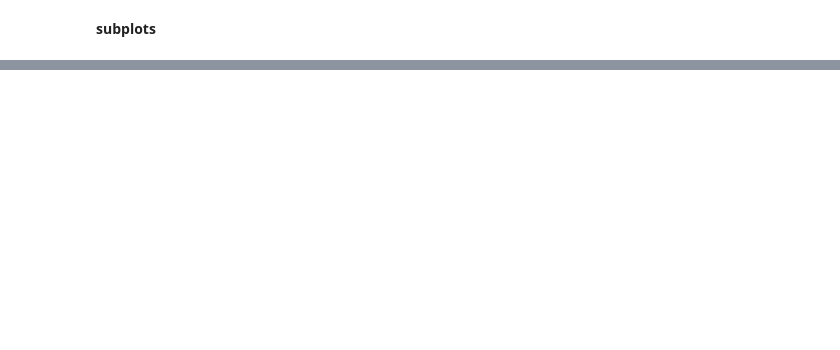
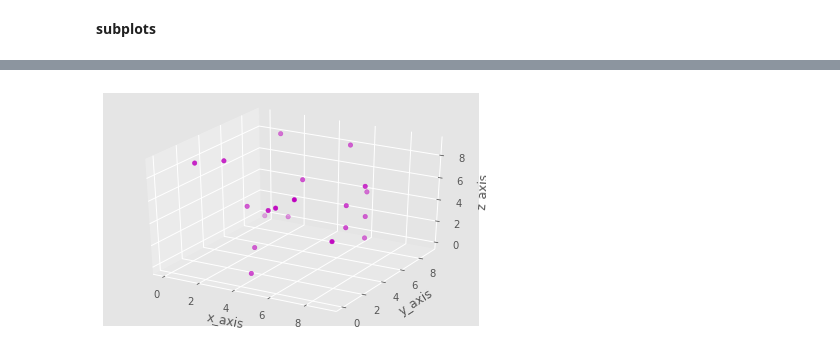
Before and after one commit to ArnabBasak/AnalyticsLabs_CaseStudies, a Jupyter notebook: Basic_Python/Data visualization .ipynb, the cells around one changed output, grey strips where cells are left out. Cells and saved outputs as stored; diff of their text form; code cells hidden in the pictures; blank space fills up the shorter version.

```diff
--- a/Basic_Python/Data visualization .ipynb
+++ b/Basic_Python/Data visualization .ipynb
@@ -207,0 +289,26 @@ plt1
+# %%
+#setting a customer style to use
+style.use('ggplot')
+
+#create a figure for plotting
+fig = plt.figure()
+
+#create a new subplot on our figure and set the projection as 3d
+ax1 = fig.add_subplot(111,projection='3d')
+
+#defining x,y,z co-ordinates
+x = np.random.randint(0,10,size=20)
+y = np.random.randint(0,10,size=20)
+z = np.random.randint(0,10,size=20)
+
+#plotting the points in the subplot
+ax1.scatter(x, y, z, c = 'm', marker = 'o')
+#setting labels for the axes
+ax1.set_xlabel('x_axis')
+ax1.set_ylabel('y_axis')
+ax1.set_zlabel('z_axis')
+
+#function to show the plot
+plt.show()
+# %% [output]
+[figure, added]
```
Also changed, not shown: parts of 22 cells of this notebook.
